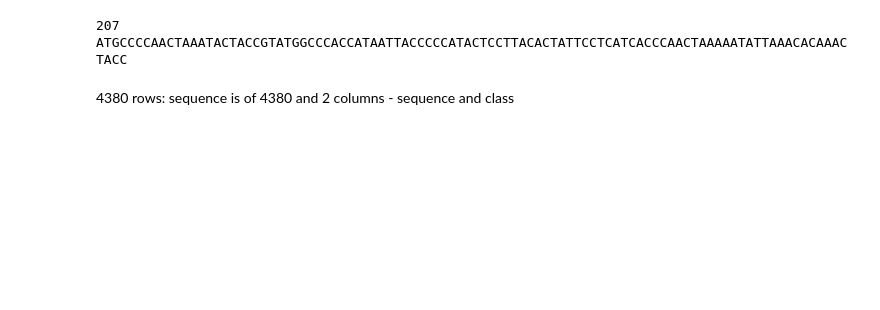
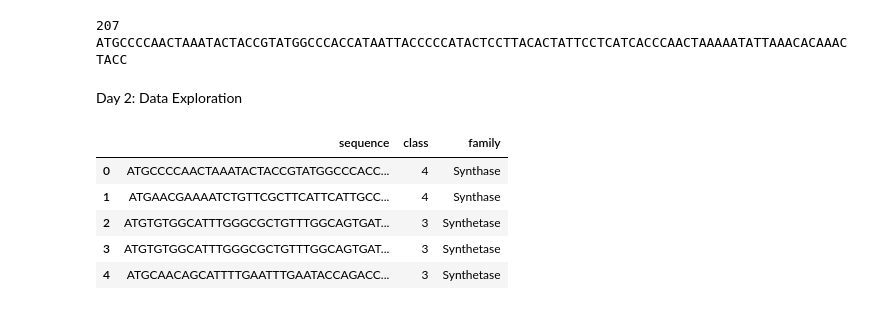
Before and after one commit to Kartikey-Paliwal/dna-gene-family-classifier, a Jupyter notebook: 01_exploration.ipynb, the cells around one changed output. Saved outputs shown, nothing was run; the diff lists cells and outputs as text; code cells hidden in the pictures; blank space fills up the shorter version.

```diff
--- a/01_exploration.ipynb
+++ b/01_exploration.ipynb
@@ -28,5 +30,25 @@ print(seq[:100])
 # %% [output]
 207
 ATGCCCCAACTAAATACTACCGTATGGCCCACCATAATTACCCCCATACTCCTTACACTATTCCTCATCACCCAACTAAAAATATTAAACACAAACTACC
-# %% [markdown]
-4380 rows: sequence is of 4380 and 2 columns - sequence and class
+# %% [markdown]
+Day 2: Data Exploration
+# %%
+class_names = {
+    0: "G protein-coupled receptors",
+    1: "Tyrosine kinase",
+    2: "Tyrosine phosphatase",
+    3: "Synthetase",
+    4: "Synthase",
+    5: "Ion channel",
+    6: "Transcription factor"
+}
+
+human["family"] = human["class"].map(class_names)
+human.head()
+# %% [output]
+|  | sequence | class | family |
+| 0 | ATGCCCCAACTAAATACTACCGTATGGCCCACC... | 4 | Synthase |
+| 1 | ATGAACGAAAATCTGTTCGCTTCATTCATTGCC... | 4 | Synthase |
+| 2 | ATGTGTGGCATTTGGGCGCTGTTTGGCAGTGAT... | 3 | Synthetase |
+| 3 | ATGTGTGGCATTTGGGCGCTGTTTGGCAGTGAT... | 3 | Synthetase |
+| 4 | ATGCAACAGCATTTTGAATTTGAATACCAGACC... | 3 | Synthetase |
```
Also changed, not shown: parts of 8 cells of this notebook.
